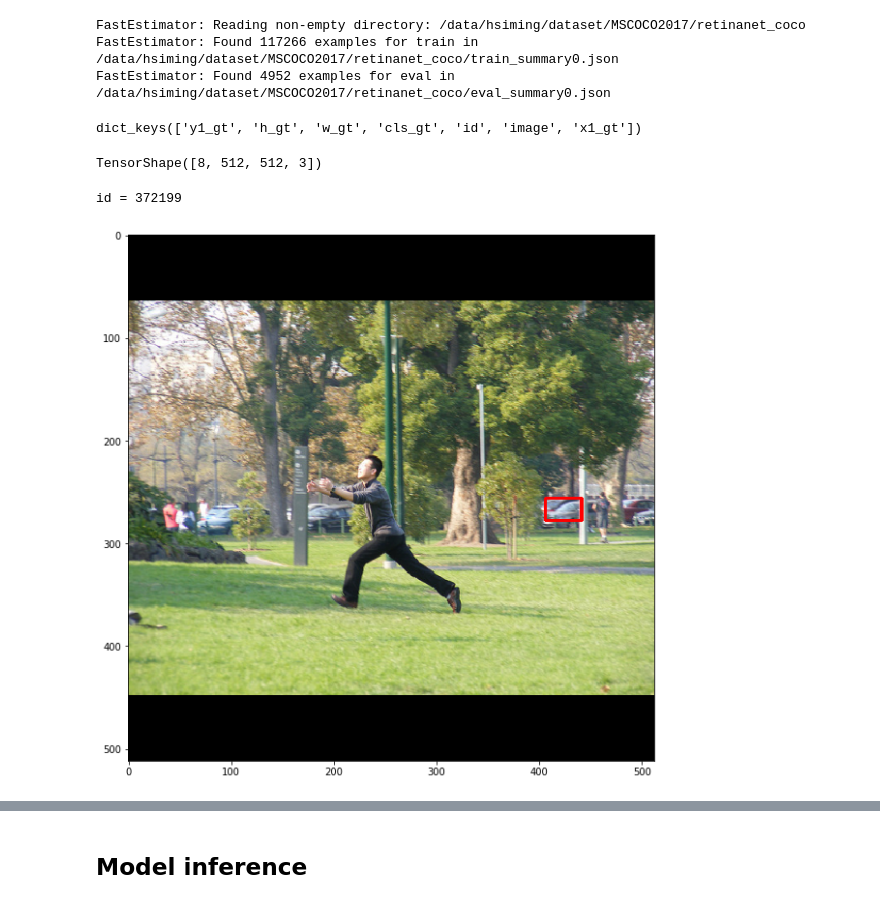
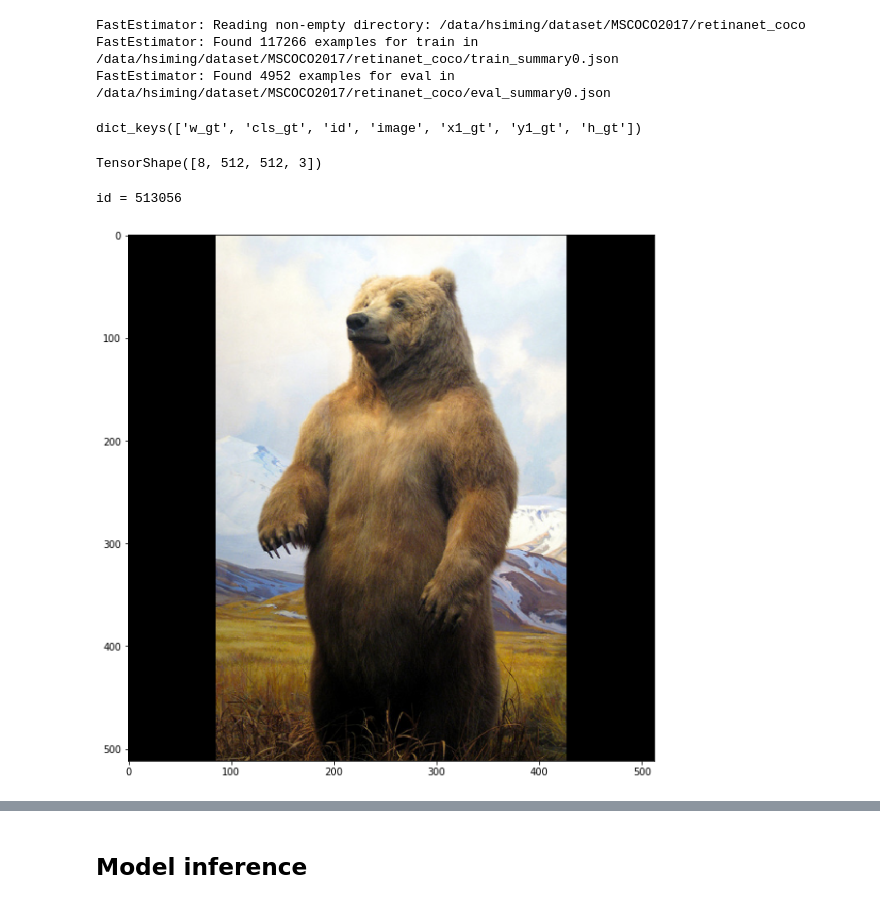
Before and after one commit to rajesh1226/fastestimator, a Jupyter notebook: apphub/instance_detection/retinanet_coco/inference.ipynb, the cells around one changed output, grey strips where cells are left out. Drawn from its saved outputs; the diff is of its cells as text; code cells hidden in the pictures.

```diff
--- a/apphub/instance_detection/retinanet_coco/inference.ipynb
+++ b/apphub/instance_detection/retinanet_coco/inference.ipynb
@@ -12,6 +13,10 @@ from fastestimator.architecture.retinanet import RetinaNet, get_fpn_anchor_box,
 from fastestimator.op import NumpyOp
 from fastestimator.op.numpyop import ImageReader, ResizeImageAndBbox, TypeConverter
 from fastestimator.op.tensorop import Loss, ModelOp, Pad, Rescale
+# %%
+NMS_MAX_OUTPUT = 100
+INPUT_SHAPE=(512, 512, 3)
+BATCH_SIZE = 8
 # %% [markdown]
 ## Utilities
 # %%
@@ -24,7 +29,7 @@ class String2List(NumpyOp):
 class GenerateTarget(NumpyOp):
     def __init__(self, inputs=None, outputs=None, mode=None):
         super().__init__(inputs=inputs, outputs=outputs, mode=mode)
-        self.anchorbox, _ = get_fpn_anchor_box(input_shape=(512, 512, 3))
+        self.anchorbox, _ = get_fpn_anchor_box(input_shape=INPUT_SHAPE)
 
     def forward(self, data, state):
         obj_label, x1, y1, width, height = data
@@ -85,7 +90,7 @@ writer = fe.RecordWriter(
 # %%
 # prepare pipeline
 pipeline = fe.Pipeline(
-    batch_size=8,
+    batch_size=BATCH_SIZE,
     data=writer,
     ops=[
         Rescale(inputs="image", outputs="image"),
@@ -100,31 +105,23 @@ FastEstimator: Found 4952 examples for eval in /data/hsiming/dataset/MSCOCO2017/
 # %%
 batch_data[0].keys()
 # %% [output]
-dict_keys(['y1_gt', 'h_gt', 'w_gt', 'cls_gt', 'id', 'image', 'x1_gt'])
+dict_keys(['w_gt', 'cls_gt', 'id', 'image', 'x1_gt', 'y1_gt', 'h_gt'])
 # %%
 batch_data[0]['image'].shape
 # %% [output]
 TensorShape([8, 512, 512, 3])
 # %%
-index = 6
+index = 3
 img = batch_data[0]['image'].numpy()[index]
 img = ((img + 1) / 2 * 255).astype(np.uint8)
-
-x1 = 406
-y1 = 256
-w = 35
-h = 22
-
-
-cv2.rectangle(img, (x1, y1), (x1 + w, y1 + h), (255, 0, 0), 2)
 
 fig, ax = plt.subplots(figsize=(10, 10))
 ax.imshow(img)
 
 print("id = {}".format(batch_data[0]['id'].numpy()[index]))
 # %% [output]
-id = 372199
+id = 513056
-[figure, old version]
+[figure, new version]
 # %%
 gt_cls = batch_data[0]['cls_gt'].numpy()[index]
 # %%
```
Also changed, not shown: parts of 44 cells of this notebook, 1 other file.
